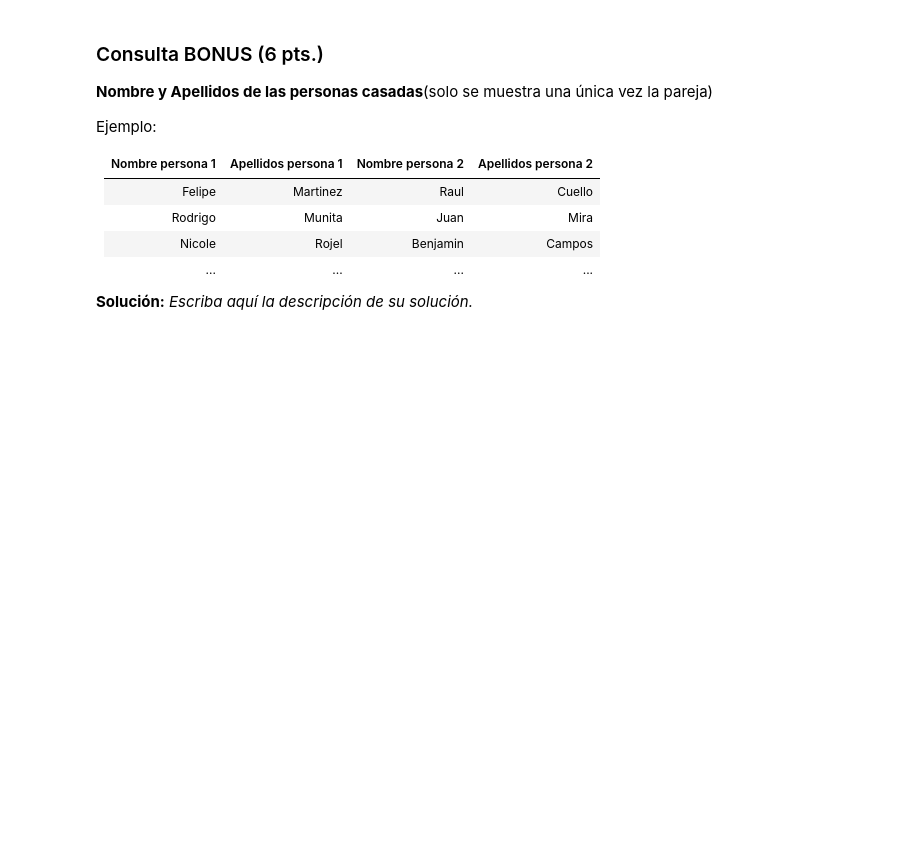
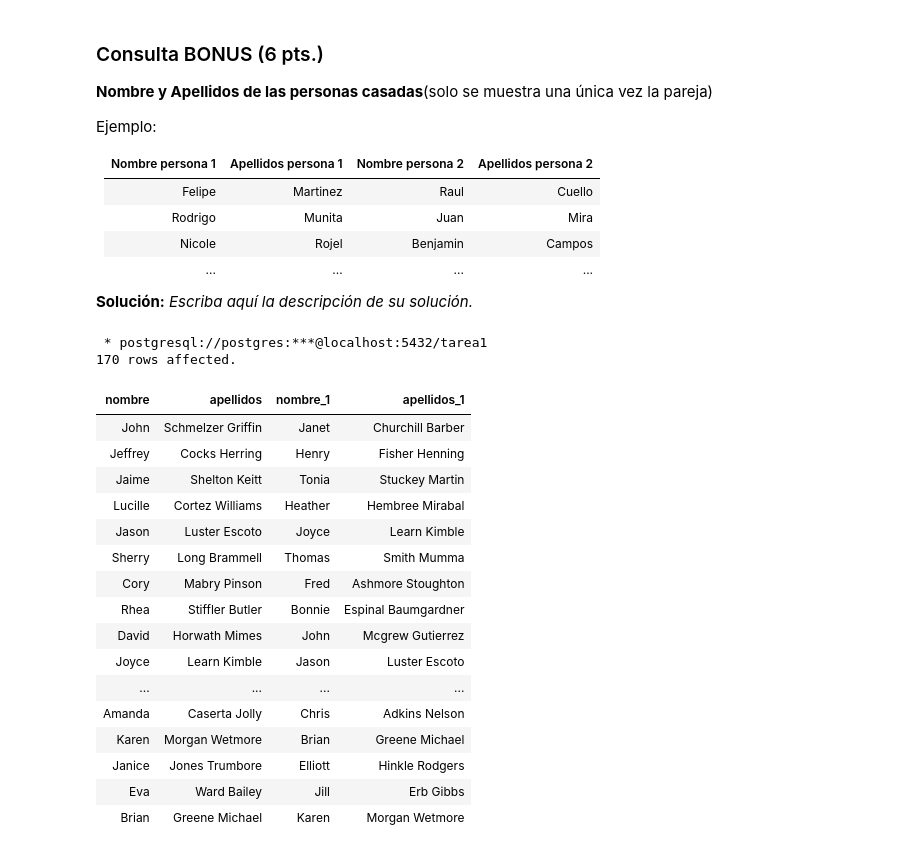
Before and after one commit to evwng/INF239_Tareas, a Jupyter notebook: Tarea-1-Grupo23/Tarea1_Grupo23.ipynb, the cells around one changed output. Cells and saved outputs as stored; diff of their text form; code cells hidden in the pictures; blank space fills up the shorter version.

```diff
--- a/Tarea-1-Grupo23/Tarea1_Grupo23.ipynb
+++ b/Tarea-1-Grupo23/Tarea1_Grupo23.ipynb
@@ -639,0 +709,28 @@ FROM
+# %%
+%%sql
+SELECT
+    conyugue1.nombre, conyugue1.apellidos, conyugue2.nombre, conyugue2.apellidos
+FROM personas conyugue1
+JOIN personas conyugue2
+ON conyugue1.conyugue = conyugue2.id
+GROUP BY conyugue1.nombre, conyugue1.apellidos, conyugue2.nombre, conyugue2.apellidos;
+# %% [output]
+ * postgresql://postgres:***@localhost:5432/tarea1
+170 rows affected.
+| nombre | apellidos | nombre_1 | apellidos_1 |
+| John | Schmelzer Griffin | Janet | Churchill Barber |
+| Jeffrey | Cocks Herring | Henry | Fisher Henning |
+| Jaime | Shelton Keitt | Tonia | Stuckey Martin |
+| Lucille | Cortez Williams | Heather | Hembree Mirabal |
+| Jason | Luster Escoto | Joyce | Learn Kimble |
+| Sherry | Long Brammell | Thomas | Smith Mumma |
+| Cory | Mabry Pinson | Fred | Ashmore Stoughton |
+| Rhea | Stiffler Butler | Bonnie | Espinal Baumgardner |
+| David | Horwath Mimes | John | Mcgrew Gutierrez |
+| Joyce | Learn Kimble | Jason | Luster Escoto |
+| ... | ... | ... | ... |
+| Amanda | Caserta Jolly | Chris | Adkins Nelson |
+| Karen | Morgan Wetmore | Brian | Greene Michael |
+| Janice | Jones Trumbore | Elliott | Hinkle Rodgers |
+| Eva | Ward Bailey | Jill | Erb Gibbs |
+| Brian | Greene Michael | Karen | Morgan Wetmore |
```
Also changed, not shown: parts of 13 cells of this notebook.
